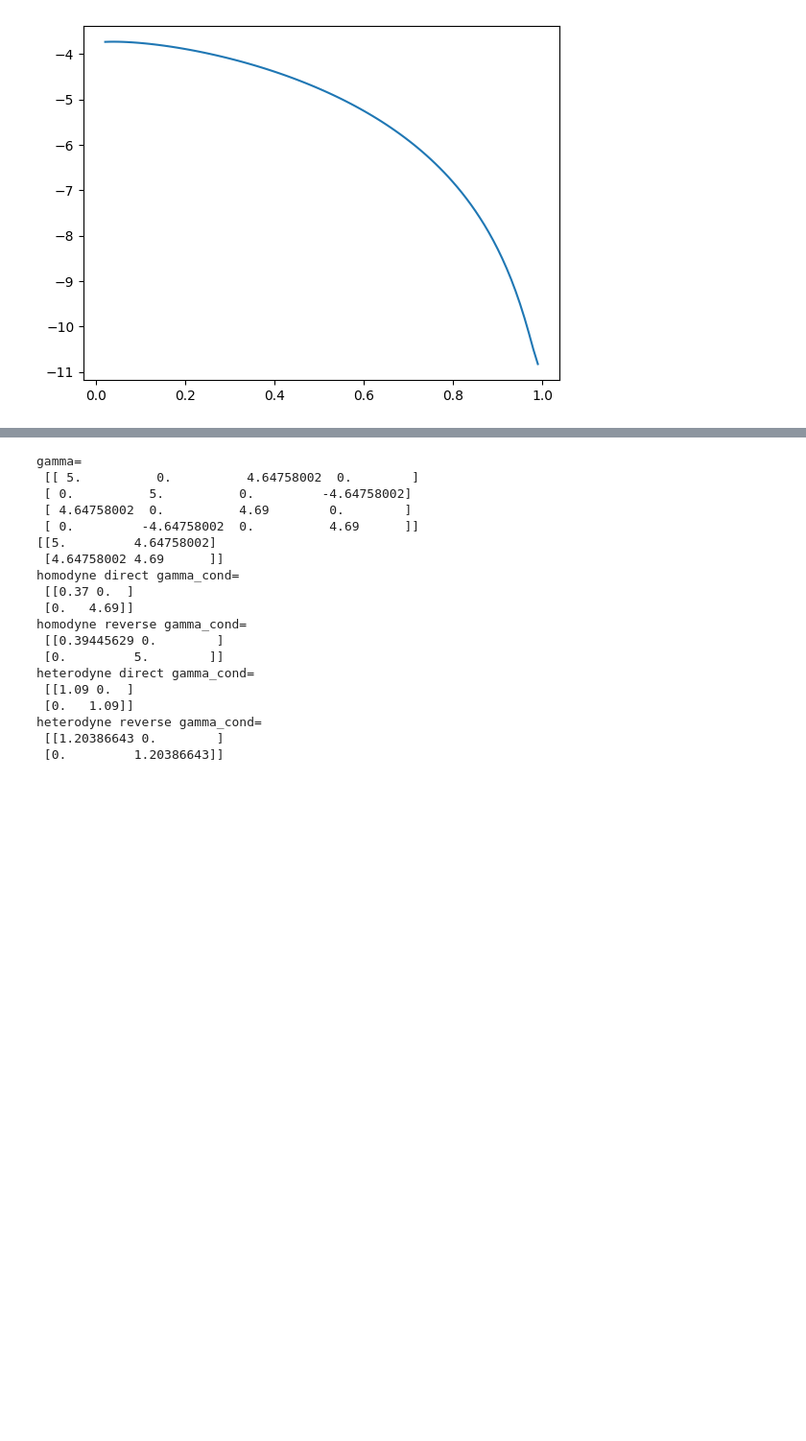
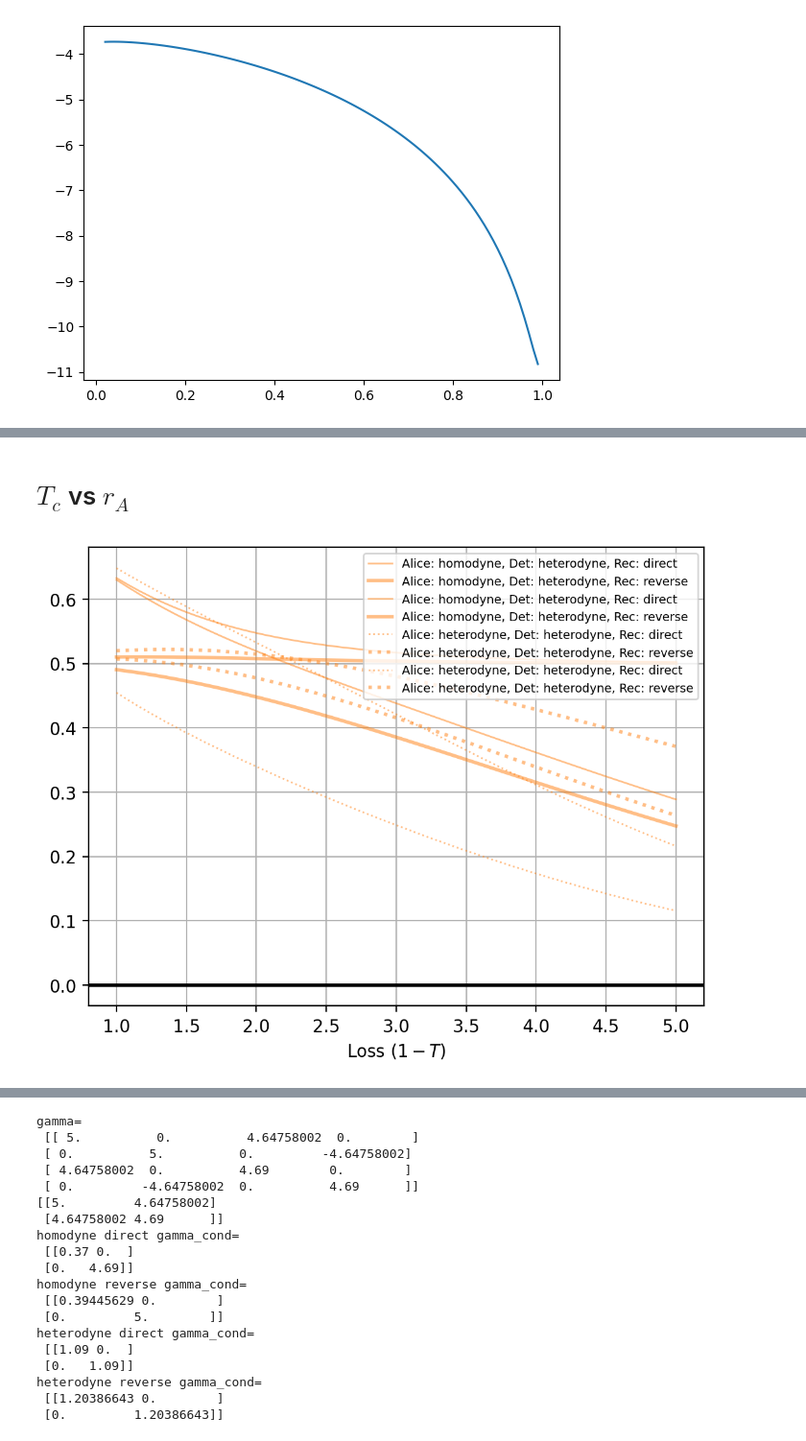
Before and after one commit to lucamar91/qkd_networks, a Jupyter notebook: new_protocols.ipynb, the cells around one changed output, grey strips where cells are left out. Shown at 96% size. Drawn from its saved outputs; the diff is of its cells as text; code cells hidden in the pictures; blank space fills up the shorter version.

```diff
--- a/new_protocols.ipynb
+++ b/new_protocols.ipynb
@@ -245,3 +216,56 @@ homodyne homodyne direct
+# %% [markdown]
+# $T_c$ vs $r_A$
+# %%
+import numpy as np
+import matplotlib.pyplot as plt
+from qopt_funcs import *
+from itertools import product
+
+r_A = 5
+# V = np.cosh(r_A)
+T_resolution = 0.001
+T= np.arange(T_resolution, .99, T_resolution) # extreme values of T cause numerical issues
+exc_noise = 0.00
+r_values = np.linspace(1, 5, 50)
+
+bob_det_modes = ['homodyne', 'heterodyne']
+reconciliation_modes = ['direct', 'reverse']
+alice_det_modes = ['homodyne', 'heterodyne']
+
+line_styles = {'homodyne': '-', 'heterodyne': ':'}         # linea continua/tratteggiata per Alice
+line_widths = {'direct': 1, 'reverse': 2}                  # spessore per reconciliation
+colors = {'homodyne': 'tab:blue', 'heterodyne': 'tab:orange'}         # colore per detection
+
+plt.figure(dpi=200)
+for a_det, b_det, rec_mode in product(alice_det_modes, bob_det_modes, reconciliation_modes):
+
+    Tcrit = []
+
+    # loop su r_A
+    for r in r_values:
+        f = lambda T: CV_keyrate_multi_protocol(r, T, 0, alice_detection_mode=a_det, bob_detection_mode=b_det, reconciliation=rec_mode)
+        Tcrit.append(bisection_solver(f, 1e-6, 1-1e-6))
+
+    Tcrit = np.array(Tcrit)
+
+    linestyle = line_styles[a_det]
+    linewidth = line_widths[rec_mode]
+    color = colors[det_mode]
+
+    plt.plot(r_values, Tcrit, linestyle=linestyle, linewidth=linewidth, color=color, alpha=.5, label=f'Alice: {a_det}, Det: {det_mode}, Rec: {rec_mode}')
+
+# down, up = -4, 12
+# plt.xticks(np.arange(0, 1.1, 0.5))
+# plt.yticks(np.arange(down, up, 2))
+# plt.ylim(down, up)
+# plt.xlim(0, 1)
+plt.axhline(0, color='black', lw=2)
+plt.xlabel('Loss $(1 - T)$')
+plt.legend(fontsize='x-small', loc='upper right')
+plt.grid()
+plt.show()
+# %% [output]
+[figure, added]
 # %%
 import numpy as np
 import matplotlib.pyplot as plt
```
Also changed, not shown: parts of 10 cells of this notebook, 1 other file.
